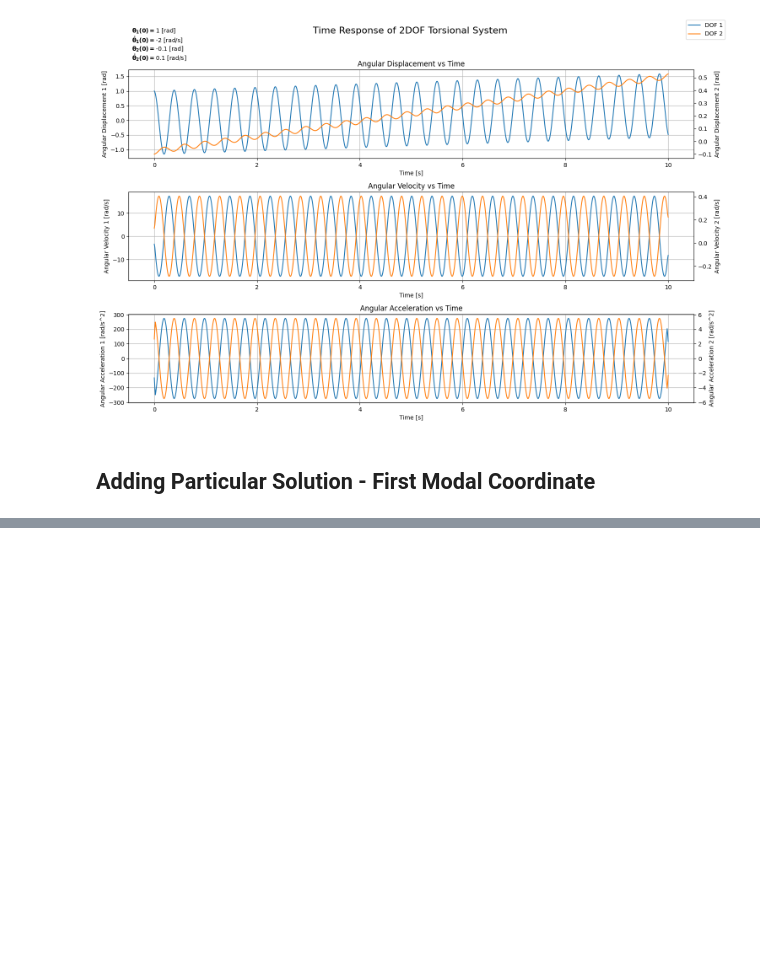
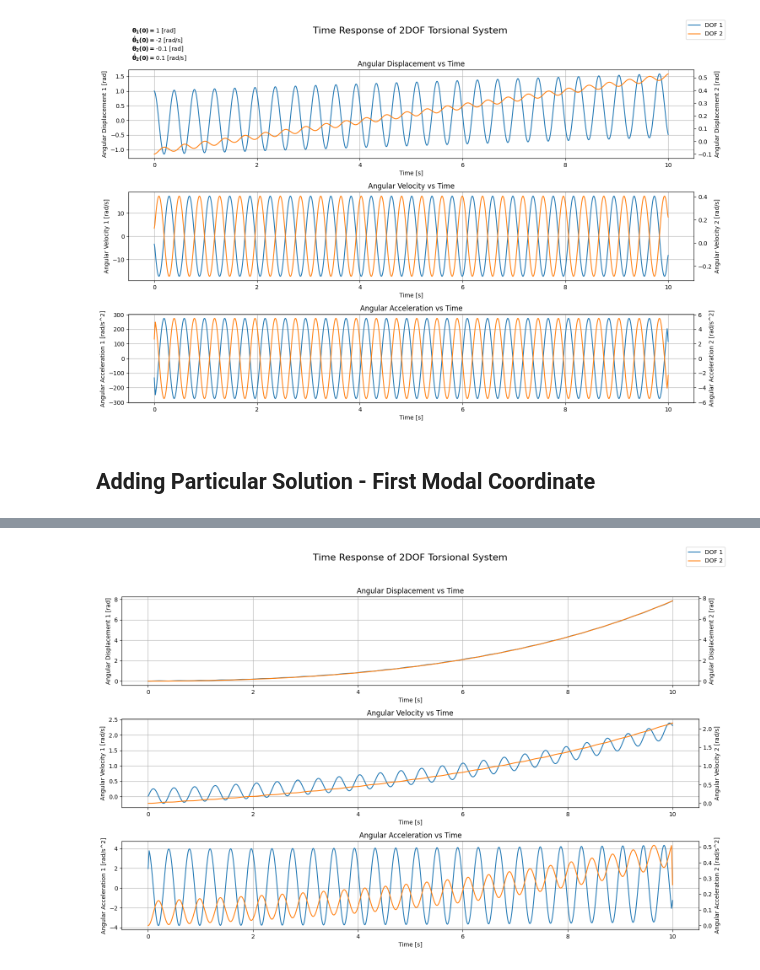
Before and after one commit to Rmhuneineh/my-website, a Jupyter notebook: content/posts/torsional_vibrations_2/01_torVib.ipynb, the cells around one changed output, grey strips where cells are left out. Cells and saved outputs as stored; diff of their text form; code cells hidden in the pictures; blank space fills up the shorter version.

Commit message:
implemented second modal coordinate solution and fixed errors in first modal coordinate implementation.

```diff
--- a/content/posts/torsional_vibrations_2/01_torVib.ipynb
+++ b/content/posts/torsional_vibrations_2/01_torVib.ipynb
@@ -282,0 +540,53 @@ class TwoDOFTorsionalSystem:
+# %%
+# Define an instance of the model
+S = TwoDOFTorsionalSystem(I_1=I_1, I_2=I_2, c=c)
+# %%
+# Define External Forces
+tau_1 = np.array([0.001, 0.005, 0.1], dtype=np.float16) # -0.1t^2 + 0.5t + 1
+tau_2 = np.array([9e-4, 2e-3, 0.07, 0.3], dtype=np.float16) # 0.0009t^3 + 0.002t^2 + 0.07t + 0.3
+# Calculate solution
+t, theta_1, theta_2 = S.simulate_time_response(load_type=np.array(['poly', 'poly']), tau_ext=[tau_1, tau_2])
+# %%
+# Plotting the time response
+fig, axes = plt.subplots(3, 1, figsize=(15, 10))
+fig.suptitle('Time Response of 2DOF Torsional System', fontsize=16)
+# Angular Displacement vs Time
+ax2 = axes[0].twinx()
+axes[0].plot(t, theta_1, label='DOF 1')
+ax2.plot(t, theta_2, label='DOF 2', color='#ff7f0e')
+axes[0].set_xlabel('Time [s]')
+axes[0].set_ylabel('Angular Displacement 1 [rad]')
+ax2.set_ylabel('Angular Displacement 2 [rad]')
+axes[0].set_title('Angular Displacement vs Time')
+axes[0].grid(True)
+
+# Angular Velocity vs Time
+angular_velocity_1 = np.gradient(theta_1, t, axis=0)
+angular_velocity_2 = np.gradient(theta_2, t, axis=0)
+
+ax2 = axes[1].twinx()
+axes[1].plot(t, angular_velocity_1)
+ax2.plot(t, angular_velocity_2, color='#ff7f0e')
+axes[1].set_xlabel('Time [s]')
+axes[1].set_ylabel('Angular Velocity 1 [rad/s]')
+ax2.set_ylabel('Angular Velocity 2 [rad/s]')
+axes[1].set_title('Angular Velocity vs Time')
+axes[1].grid(True)
+
+# Angular Acceleration vs Time
+angular_acceleration_1 = np.gradient(angular_velocity_1, t, axis=0)
+angular_acceleration_2 = np.gradient(angular_velocity_2, t, axis=0)
+
+ax2 = axes[2].twinx()
+axes[2].plot(t, angular_acceleration_1)
+ax2.plot(t, angular_acceleration_2, color='#ff7f0e')
+axes[2].set_xlabel('Time [s]')
+axes[2].set_ylabel('Angular Acceleration 1 [rad/s^2]')
+ax2.set_ylabel('Angular Acceleration 2 [rad/s^2]')
+axes[2].set_title('Angular Acceleration vs Time')
+axes[2].grid(True)
+
+fig.legend()
+plt.tight_layout(rect=[0, 0.03, 1, 0.95])
+# %% [output]
+[figure, added]
```
Also changed, not shown: parts of 11 cells of this notebook, 1 other file.
